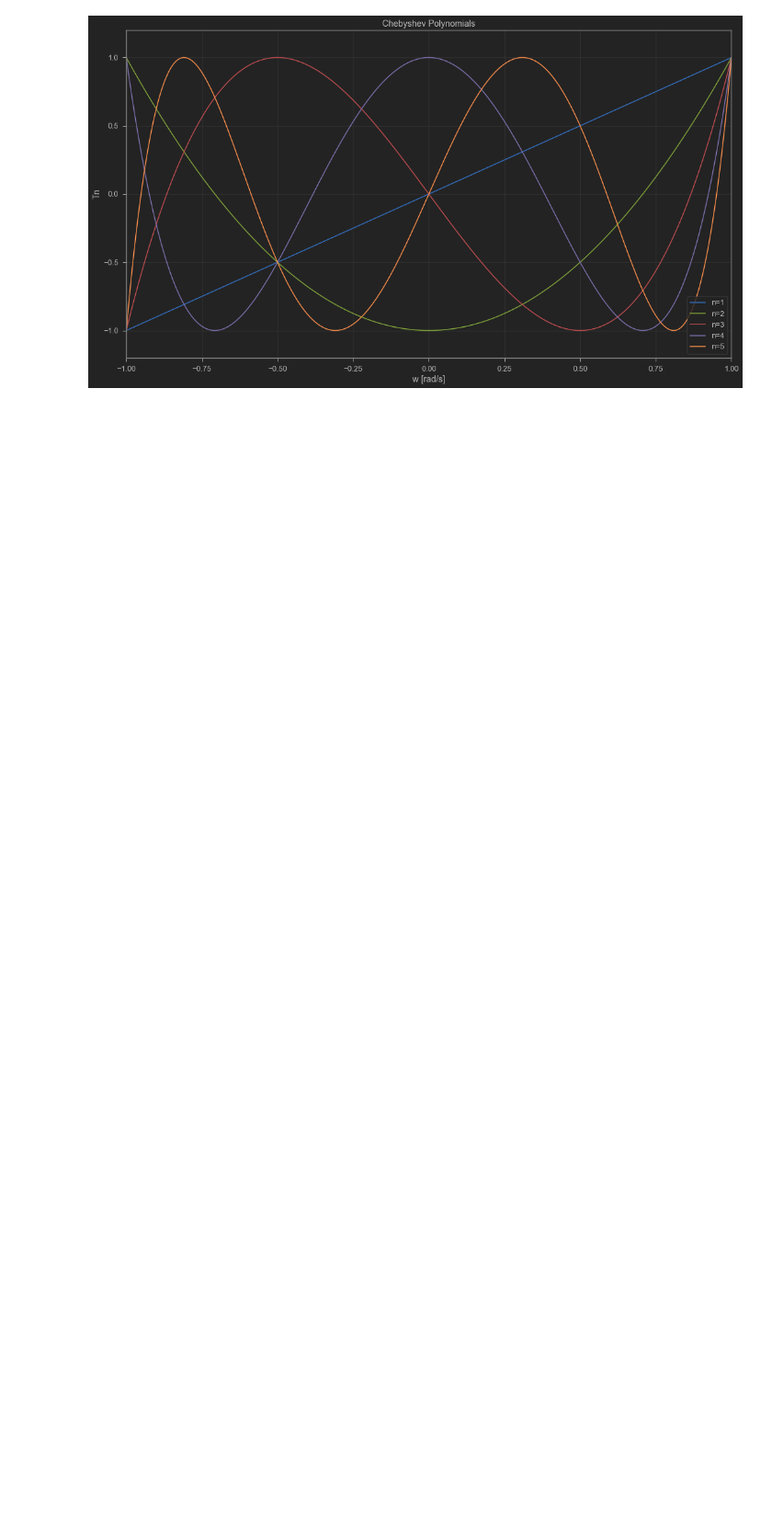
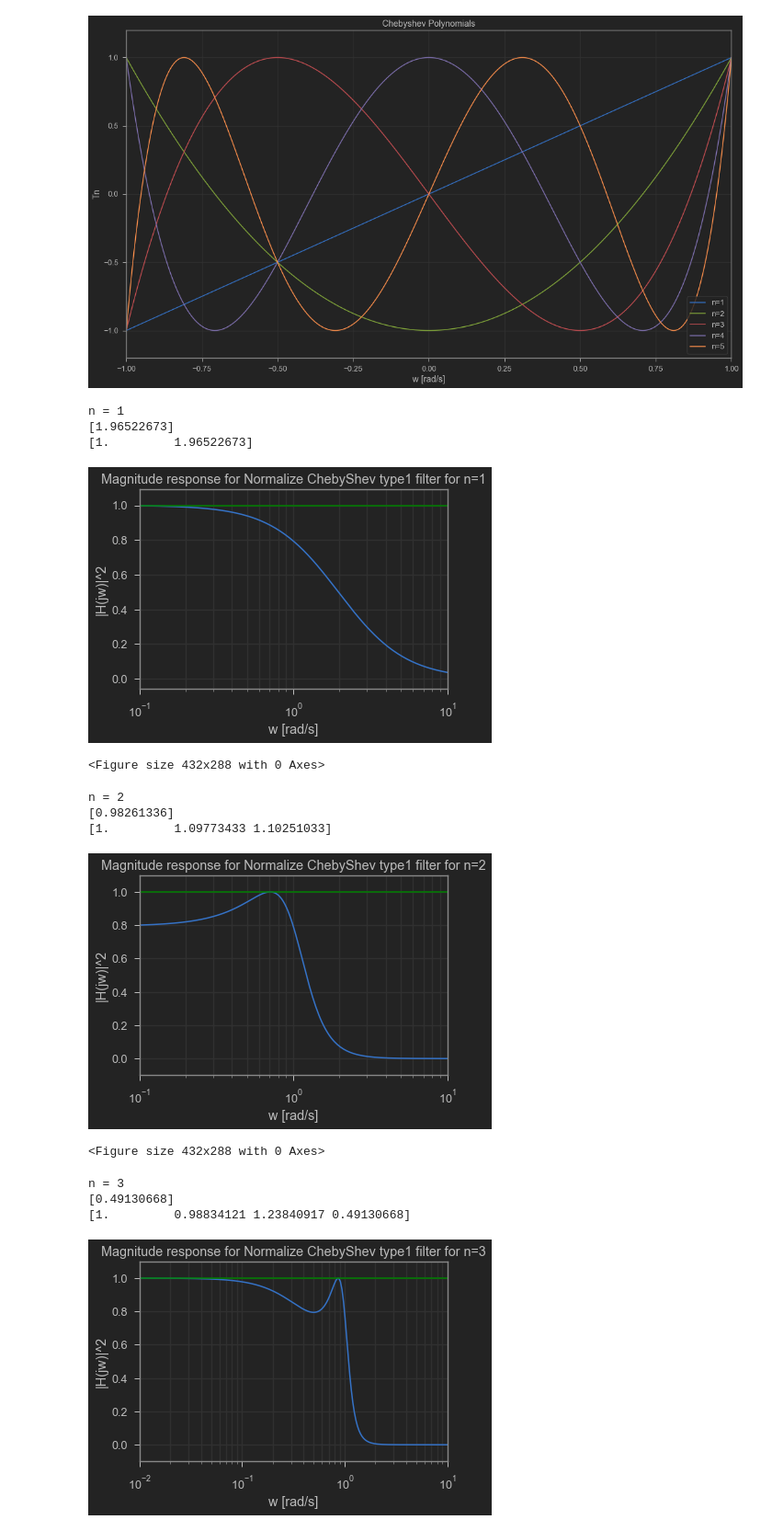
Before and after one commit to amirotd/Analog-Filters-Design, a Jupyter notebook: Chebyshev_Filter.ipynb, the cells around one changed output. Shown at 92% size. Drawn from its saved outputs; the diff is of its cells as text; code cells hidden in the pictures; blank space fills up the shorter version.

Commit message:
added magnitude response for Chebyshev1

```diff
--- a/Chebyshev_Filter.ipynb
+++ b/Chebyshev_Filter.ipynb
@@ -25,3 +25,34 @@ plt.grid(which='both', axis='both')
 plt.show(plt.figure(1))
 # %% [output]
 [figure]
+# %%
+# Magnitude response for Normalize ChebyShev type I Filter
+for i in range(1, 7):
+    b, a = sig.cheby1(i, 1, 1, btype='low', analog=True, output='ba')
+    print('n = {}'.format(i))
+    print(b)
+    print(a)
+    w, h = sig.freqs(b, a)
+    plt.semilogx(w, np.power(abs(h), 2))
+    plt.margins(0, 0.1)
+    plt.grid(which='both', axis='both')
+    plt.axhline(1, color='green')
+    plt.title('Magnitude response for Normalize ChebyShev type1 filter for n={}'.format(i))
+    plt.xlabel('w [rad/s]')
+    plt.ylabel('|H(jw)|^2')
+    plt.show(plt.figure(2))
+# %% [output]
+n = 1
+[1.96522673]
+[1.         1.96522673]
+[figure, added]
+<Figure size 432x288 with 0 Axes>
+n = 2
+[0.98261336]
+[1.         1.09773433 1.10251033]
+[figure, added]
+<Figure size 432x288 with 0 Axes>
+n = 3
+[0.49130668]
+[1.         0.98834121 1.23840917 0.49130668]
+[figure, added]
```
Also changed, not shown: parts of 1 cell of this notebook.
